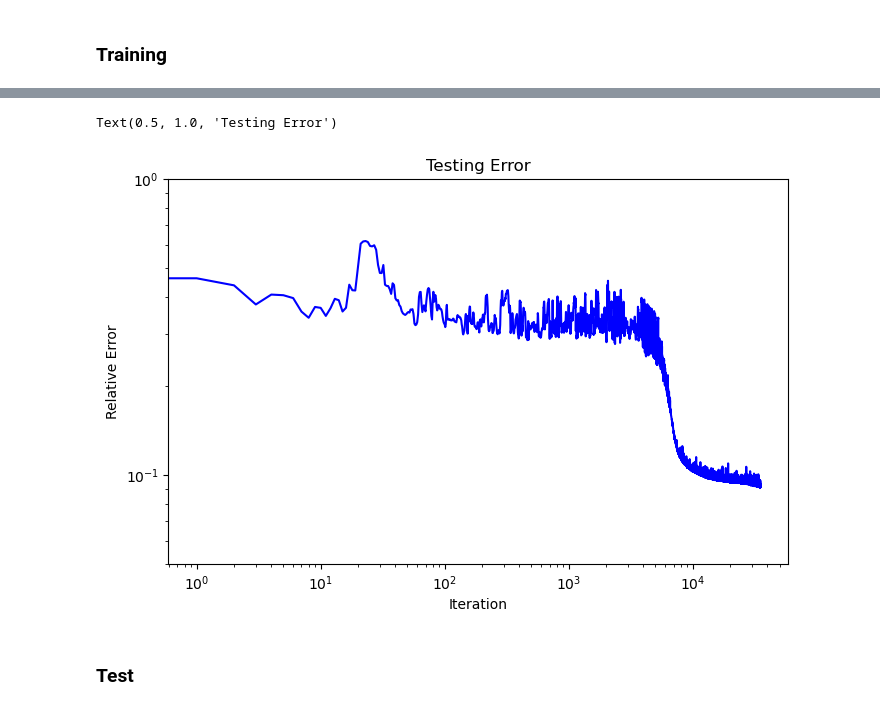
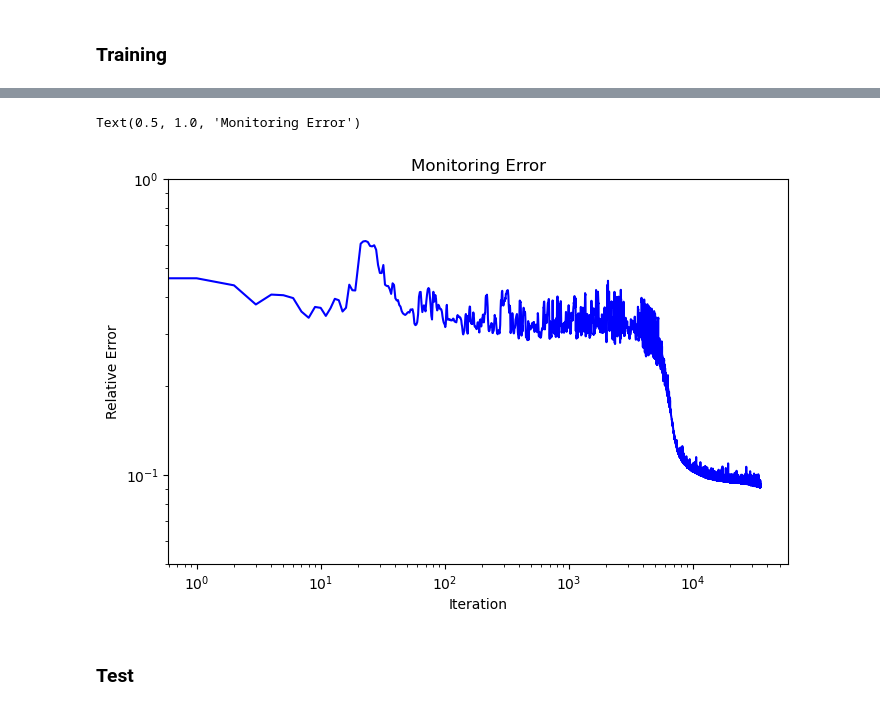
Before and after one commit to ManuelSanchezUribe/rFEM-NN, a Jupyter notebook: 1D/sigmoid/parametric/example.ipynb, the cells around one changed output, grey strips where cells are left out. Saved outputs shown, nothing was run; the diff lists cells and outputs as text; code cells hidden in the pictures.

```diff
--- a/1D/sigmoid/parametric/example.ipynb
+++ b/1D/sigmoid/parametric/example.ipynb
@@ -172,15 +174,15 @@ Epoch 34900, Training loss: -1.0943e+00, Test loss: 9.1485e-02, Learning rate: 1
 # %%
 fig, axs = plt.subplots(1, 1, figsize=(8, 5))
 axs.plot(test_loss, color='blue')
 axs.set_ylim(5e-2, 1e0)
 axs.set_xlabel('Iteration')
 axs.set_ylabel('Relative Error')
 axs.set_xscale('log')
 axs.set_yscale('log')
-axs.set_title('Testing Error')
+axs.set_title('Monitoring Error')
 # %% [output]
-Text(0.5, 1.0, 'Testing Error')
+Text(0.5, 1.0, 'Monitoring Error')
-[figure, old version]
+[figure, new version]
 # %% [markdown]
 ### Test
 # %%
```
Also changed, not shown: parts of 6 cells of this notebook, 4 other files.
